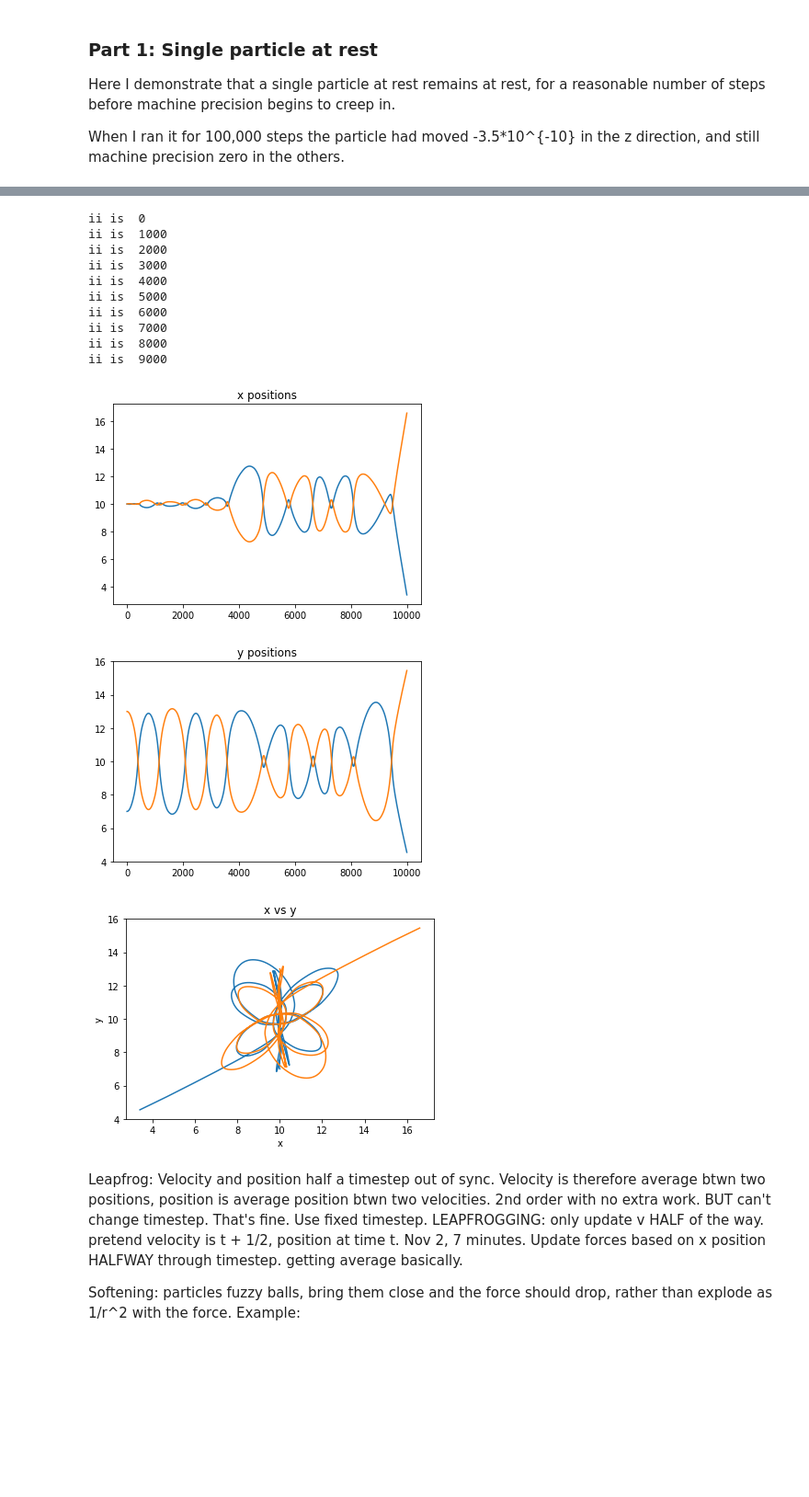
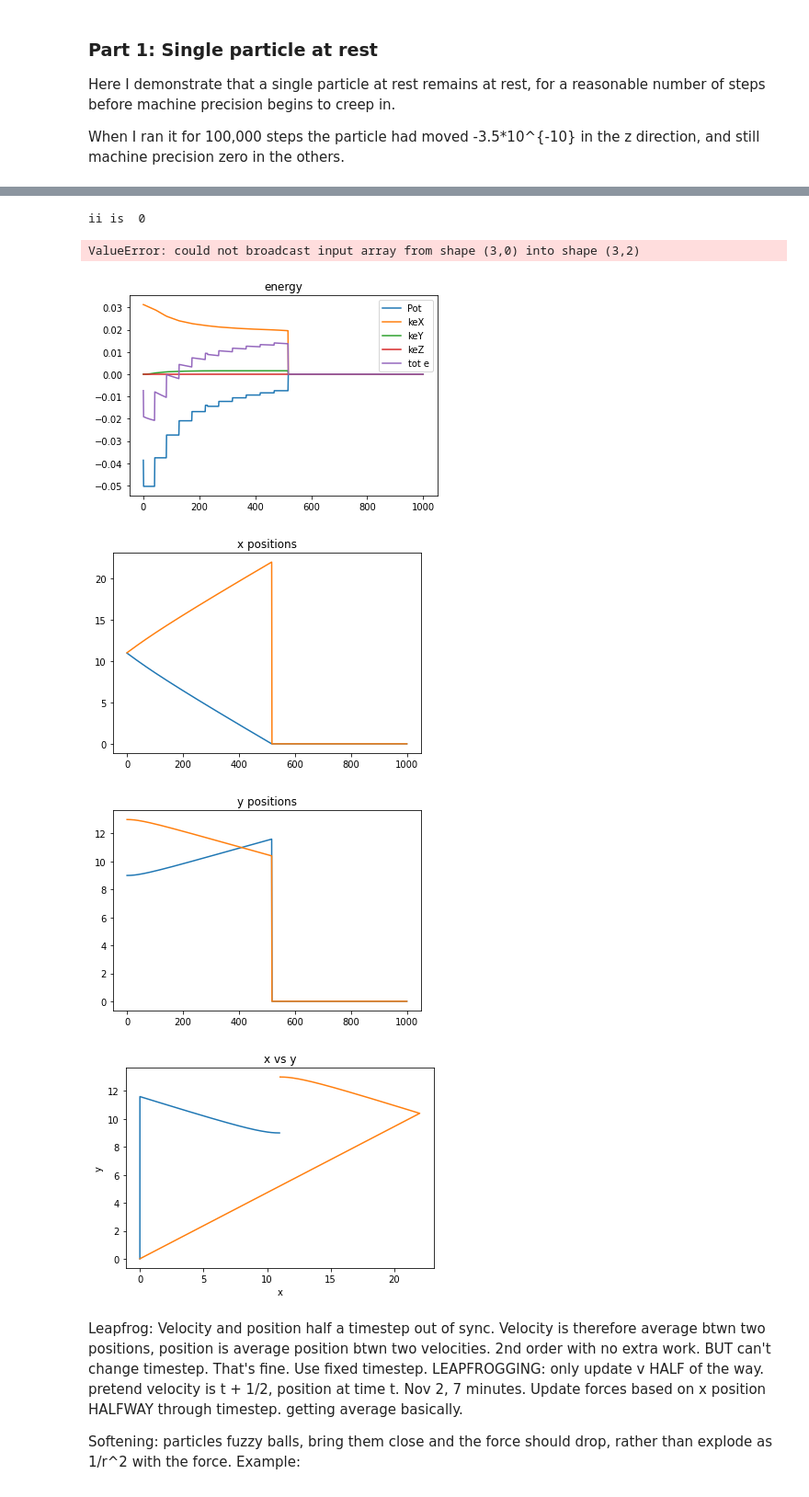
Before and after one commit to lizzord/phys512hw, a Jupyter notebook: final_project/nbody_run.ipynb, the cells around one changed output, grey strips where cells are left out. Shown at 92% size. Cells and saved outputs as stored; diff of their text form; code cells hidden in the pictures; blank space fills up the shorter version.

```diff
--- a/final_project/nbody_run.ipynb
+++ b/final_project/nbody_run.ipynb
@@ -94,11 +131,12 @@ When I ran it for 100,000 steps the particle had moved -3.5\*10^{-10} in the z d
 #.... pick it so that the initial velocity is tangential to eachother.
 
 num_part = 2
-steps = 10**4
+steps = 10**3 + 1
+# steps=100
 spread = 20
-pos = np.array([[10, 10],[7, 13], [10, 10]])
-vel = np.array([[-0.005, 0.005], [0, 0], [0, 0]])
-nbody2 = NbodyClass(pos, vel, dt=0.1, sgrid=spread, periodic=True)
+pos = np.array([[10, 10],[8, 12], [10, 10]])
+vel = np.array([[-0.25, 0.25], [0, 0], [0, 0]])
+nbody2 = NbodyClass(pos, vel, dt=0.1, sgrid=spread, periodic=False)
 
 data = np.zeros( (3, num_part, steps) )
 
@@ -110,39 +148,42 @@ for ii in range(0, steps):
 #     print(nbody2.x)
 # %% [output]
 ii is  0
-ii is  1000
-ii is  2000
-ii is  3000
-ii is  4000
-ii is  5000
-ii is  6000
-ii is  7000
-ii is  8000
-ii is  9000
+ValueError: could not broadcast input array from shape (3,0) into shape (3,2)
 # %%
+mpl.figure()
+mpl.plot(range(0, steps), nbody2.pe[:steps])
+mpl.plot(range(0, steps), nbody2.ke[0, :steps])
+mpl.plot(range(0, steps), nbody2.ke[1, :steps])
+mpl.plot(range(0, steps), nbody2.ke[2, :steps])
+mpl.plot(range(0, steps), nbody2.pe[:steps] + np.sum(nbody2.ke, axis=0)[:steps])
+mpl.legend(['Pot', 'keX', 'keY', 'keZ', 'tot e'])
+mpl.title('energy')
+mpl.show()
+
 mpl.figure()
 mpl.plot(range(0, steps), data[0, 0, :])
 mpl.plot(range(0, steps), data[0, 1, :])
 mpl.title('x positions')
 mpl.show()
 
 mpl.figure()
 mpl.plot(range(0, steps), data[1, 0, :])
 mpl.plot(range(0, steps), data[1, 1, :])
 mpl.title('y positions')
 mpl.show()
 
 mpl.figure()
 mpl.plot(data[0, 0, :], data[1, 0, :])
 mpl.plot(data[0, 1, :], data[1, 1, :])
 mpl.title('x vs y')
 mpl.xlabel('x')
 mpl.ylabel('y')
 mpl.show()
 # %% [output]
-[figure, old version]
+[figure, new version]
-[figure, old version]
+[figure, new version]
-[figure, old version]
+[figure, new version]
+[figure, added]
 # %% [markdown]
 Leapfrog:
 Velocity and position half a timestep out of sync. Velocity is therefore average btwn two positions, position is average position btwn two velocities. 2nd order with no extra work.
```
Also changed, not shown: parts of 3 cells of this notebook, 1 other file.
